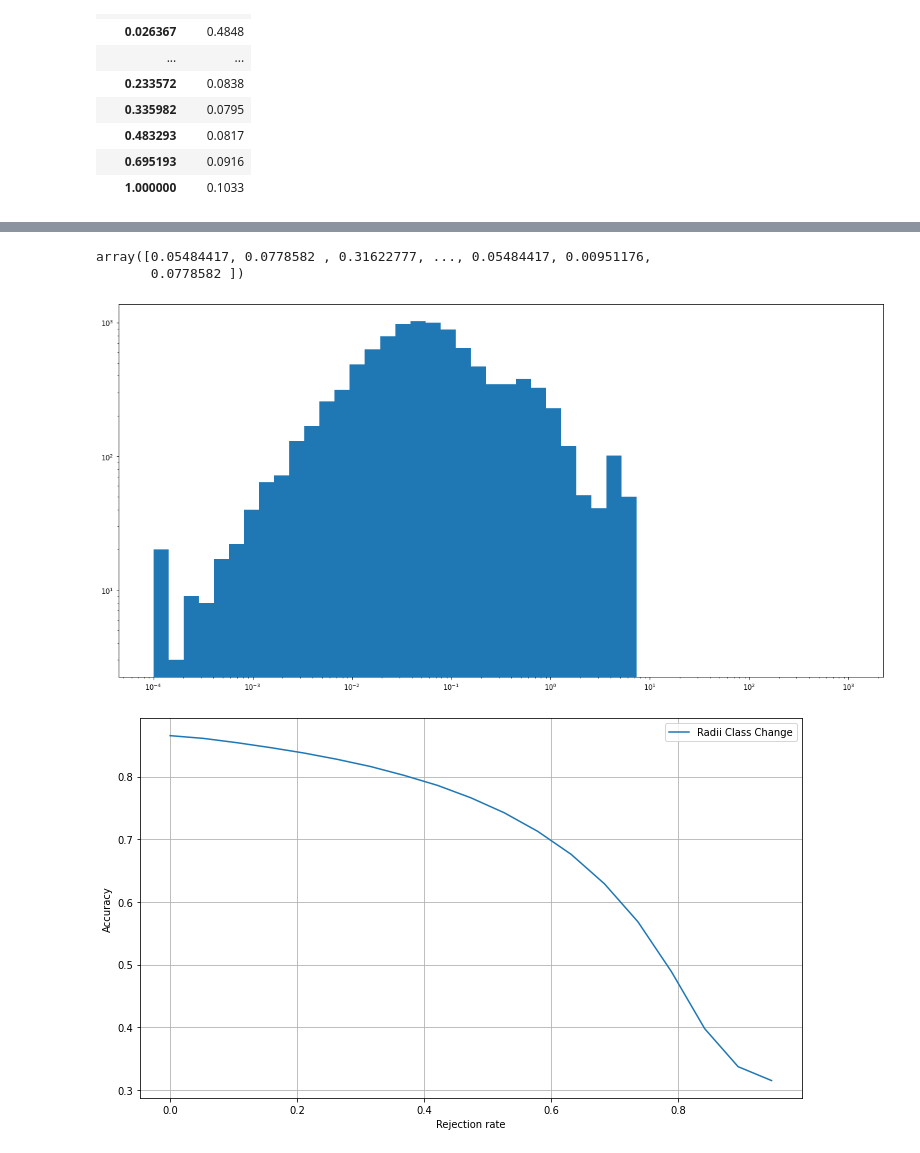
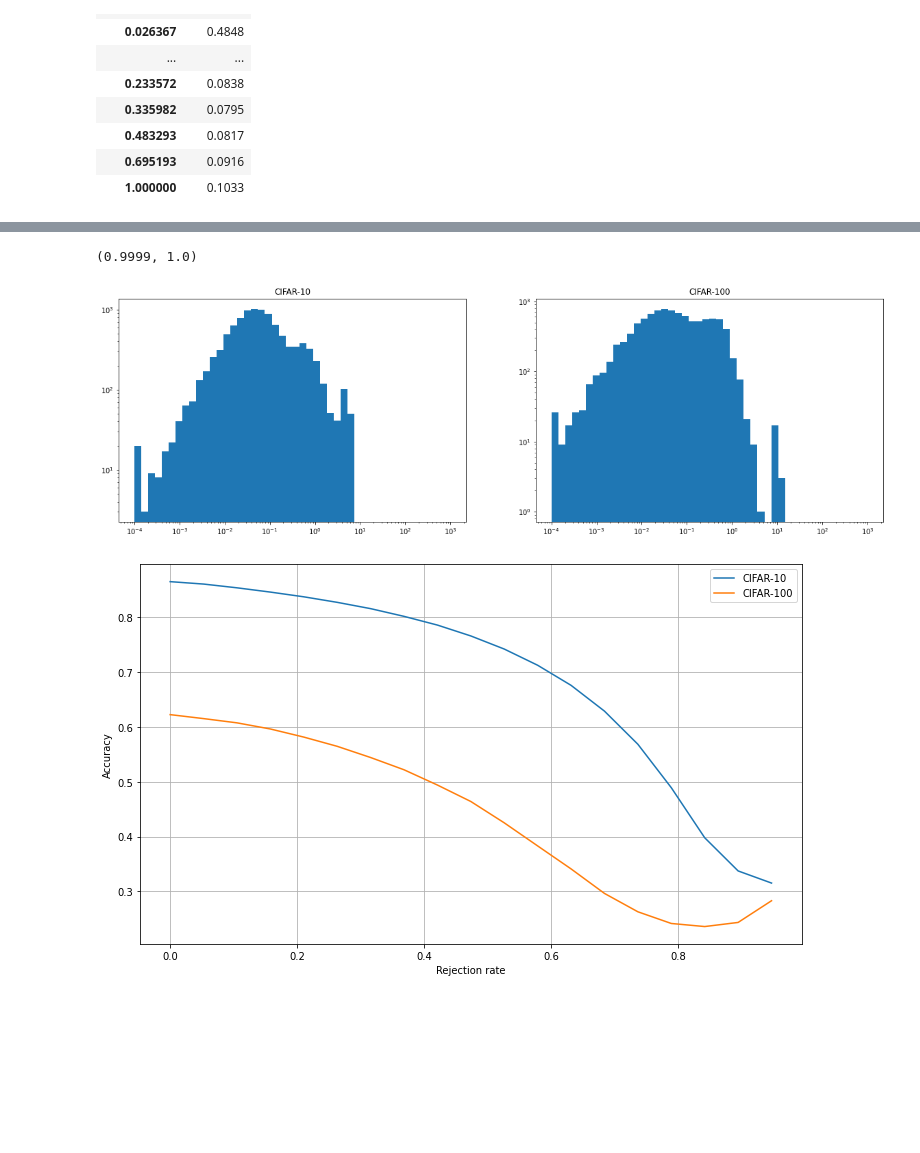
Before and after one commit to roguLINA/DL_project, a Jupyter notebook: experiment.ipynb, the cells around one changed output, grey strips where cells are left out. Cells and saved outputs as stored; diff of their text form; code cells hidden in the pictures; blank space fills up the shorter version.

Commit message:
all experiments for cifar10 and cifar100 were added

```diff
--- a/experiment.ipynb
+++ b/experiment.ipynb
@@ -155 +157,11 @@ Downloading: "https://download.pytorch.org/models/resnet50-19c8e357.pth" to /roo
+# %%
+path_to_model_save = './models'
+model_100 = torchvision.models.resnet50(pretrained=True)
+model_100.fc = nn.Linear(in_features=2048, out_features=100, bias=True)
+model_100.load_state_dict(
+    torch.load(
+        os.path.join(path_to_model_save, 'cifar100.pt')
+    )
+)
+model_100 = model_100.to(device)
 # %%
@@ -231 +274,4 @@ all_preds_np = all_preds.detach().cpu().numpy()
+# %%
+all_preds_10_np = all_preds_10.detach().cpu().numpy()
+all_preds_100_np = all_preds_100.detach().cpu().numpy()
 # %%
@@ -261,8 +305,14 @@ finite_radii_class_change_mask.mean()
-# %%
-radii_class_change_finite
-# %% [output]
-array([0.05484417, 0.0778582 , 0.31622777, ..., 0.05484417, 0.00951176,
-       0.0778582 ])
+# %%
+radii_inv_class_change_10, radii_inv_class_change_100 = -radii_class_change_10, -radii_class_change_100
+finite_radii_class_change_mask_10, finite_radii_class_change_mask_100 = radii_inv_class_change_10 != -np.inf, radii_inv_class_change_100 != -np.inf
+radii_inv_class_change_finite_10, radii_inv_class_change_finite_100 = radii_inv_class_change_10[finite_radii_class_change_mask_10], radii_inv_class_change_100[finite_radii_class_change_mask_100]
+preds_class_change_10, preds_class_change_100 = all_preds_10_np[finite_radii_class_change_mask_10], all_preds_100_np[finite_radii_class_change_mask_100]
+# %%
+radii_class_change_finite_10, radii_class_change_finite_100 = radii_class_change_10[finite_radii_class_change_mask_10], radii_class_change_100[finite_radii_class_change_mask_100]
+# %%
+finite_radii_class_change_mask_10.mean(), finite_radii_class_change_mask_100.mean()
+# %% [output]
+(0.9999, 1.0)
 # %%
 min_eps = 1e-4
 max_eps = 1e3
@@ -270,12 +320,18 @@ step_eps = 2 ** 0.5
 num_eps = int((np.log10(max_eps) - np.log10(min_eps)) / np.log10(step_eps)) + 1
 bins = list(np.geomspace(min_eps, max_eps, num_eps))
 # %%
-fig, ax = plt.subplots(figsize=(20,10))
-ax.hist(radii_class_change_finite, bins=bins);
-ax.set_xscale('log')
-ax.set_yscale('log')
+fig, ax = plt.subplots(nrows=1, ncols=2, figsize=(20,6))
+ax[0].hist(radii_class_change_finite_10, bins=bins);
+ax[0].set_title('CIFAR-10')
+ax[0].set_xscale('log')
+ax[0].set_yscale('log')
+
+ax[1].hist(radii_class_change_finite_100, bins=bins);
+ax[1].set_title('CIFAR-100')
+ax[1].set_xscale('log')
+ax[1].set_yscale('log')
 # %% [output]
-[figure, old version]
+[figure, new version]
 # %%
 from functools import partial
 
@@ -328,10 +360,8 @@ radii_accs_class_change = utils_attack.reject_by_metric(
 # %%
 fig, ax = plt.subplots(1, 1, figsize=(10, 6))
 
-# perf_metrics = [pentropy_accs, eentropy_accs, bald_accs, std_accs, minprob_accs, radii_accs_class_change, random_accs]
-# line_labels = ['Predictive entropy', 'Expec/ted entropy', 'BALD', 'StD', 'MaxProb', 'Radii Class Change', 'Random']
-perf_metrics = [radii_accs_class_change]
-line_labels = ['Radii Class Change']
+perf_metrics = [radii_accs_class_change_10, radii_accs_class_change_100]
+line_labels = ['CIFAR-10', 'CIFAR-100']
 
 for metric, label in zip(perf_metrics, line_labels):
     ax.plot(rejection_rates[0:len(metric)], metric, label=label)
@@ -343,4 +373,4 @@ ax.legend()
 plt.tight_layout()
 plt.show()
 # %% [output]
-[figure, old version]
+[figure, new version]
```
Also changed, not shown: parts of 31 cells of this notebook, 1 other file.
